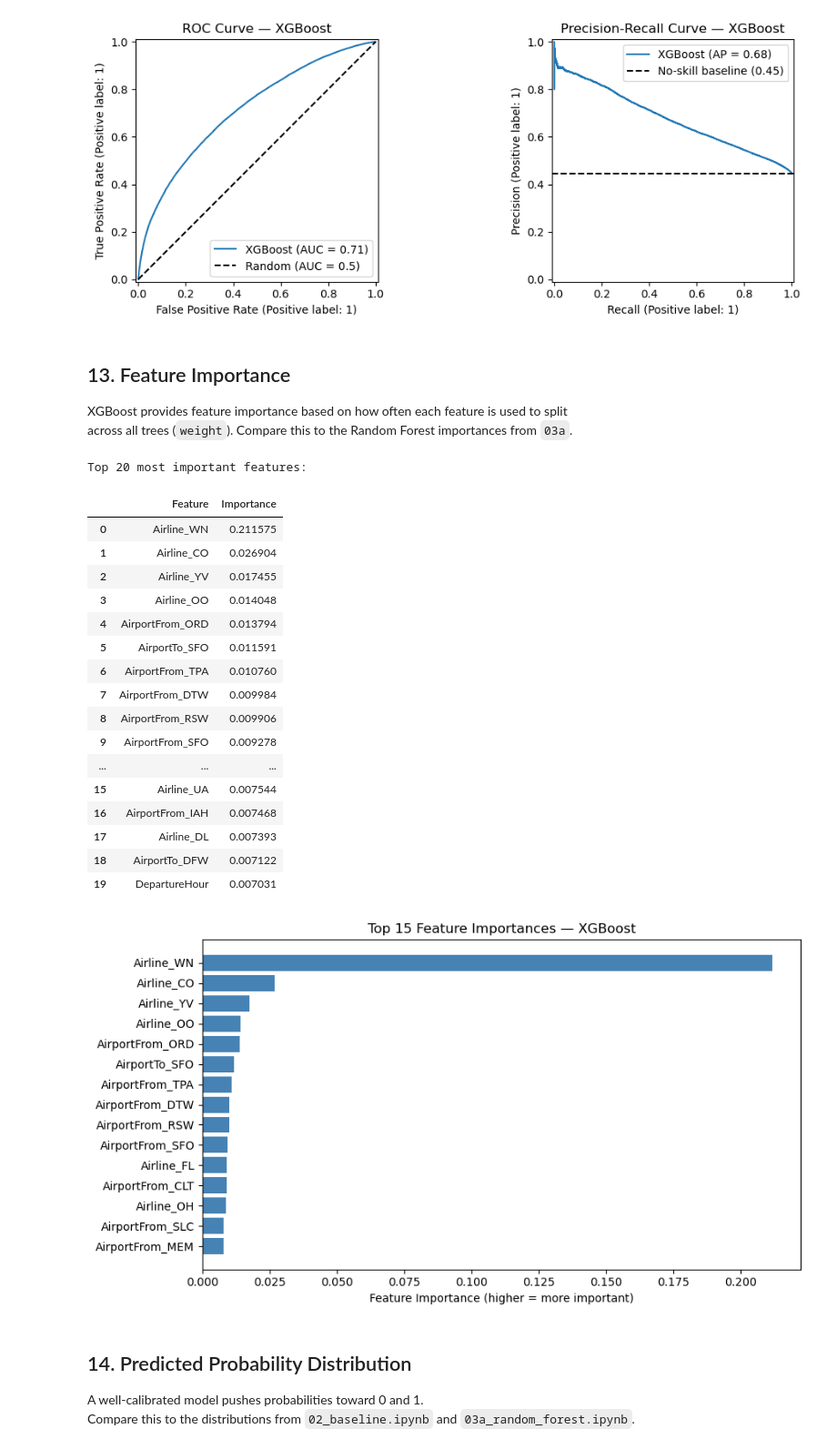
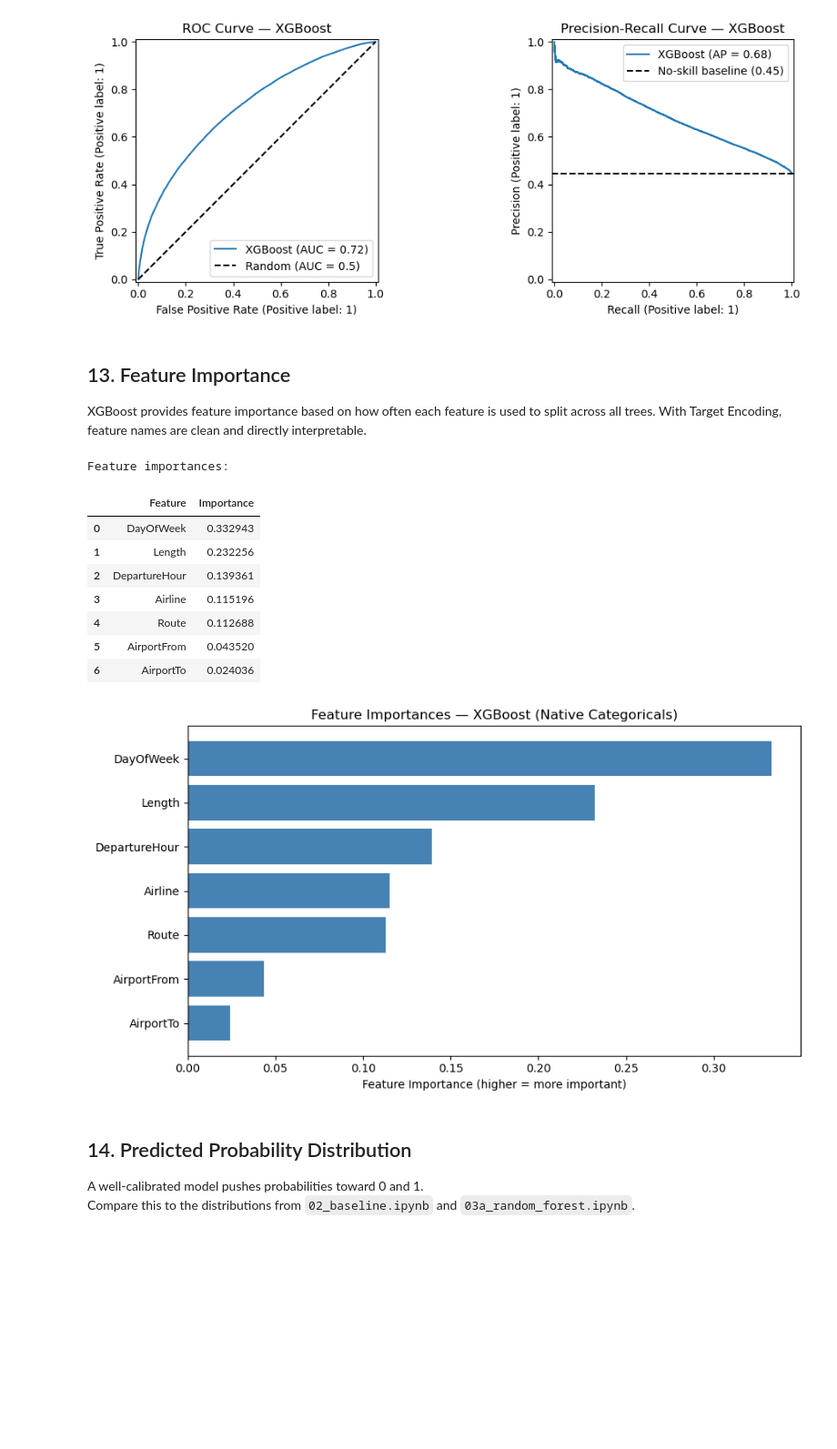
Before and after one commit to marcoaherrmann/AIOps, a Jupyter notebook: notebooks/03b_xgboost.ipynb, the cells around one changed output. Shown at 91% size. Saved outputs shown, nothing was run; the diff lists cells and outputs as text; code cells hidden in the pictures; blank space fills up the shorter version.

```diff
--- a/notebooks/03b_xgboost.ipynb
+++ b/notebooks/03b_xgboost.ipynb
@@ -249,0 +240,20 @@ XGBoost trained successfully.
+# %%
+xgb_pipeline = Pipeline([
+    ("preprocessor", preprocessor),
+    ("classifier", XGBClassifier(
+        n_estimators=500,          # boosting rounds
+        learning_rate=0.1,        # small steps — more precise with 500 rounds
+        max_depth=6,               # depth for capturing category interactions
+        subsample=0.8,             # row sampling — reduces overfitting
+        colsample_bytree=0.8,      # feature sampling per tree
+        min_child_weight=10,       # minimum samples per leaf
+        tree_method="hist",        # required for native categorical support
+        enable_categorical=True,   # XGBoost learns optimal category splits
+        eval_metric="logloss",
+        n_jobs=-1,
+        random_state=RANDOM_STATE,
+    )),
+])
+
+xgb_pipeline.fit(X_train, y_train)
+print("XGBoost trained successfully.")
@@ -375,57 +387,40 @@ plt.show()
 ## 13. Feature Importance
 
 XGBoost provides feature importance based on how often each feature is used to split
-across all trees (`weight`). Compare this to the Random Forest importances from `03a`.
+across all trees. With Target Encoding, feature names are clean and directly interpretable.
 # %%
-# Extract feature names after OHE transformation
-ohe_names = (
-    xgb_pipeline.named_steps["preprocessor"]
-    .named_transformers_["cat"]
-    .get_feature_names_out(CATEGORICAL)
-    .tolist()
-)
-# Full feature name list: numeric first (passthrough order), then OHE
-feature_names = NUMERIC + ohe_names
+# Feature names match the order passed to XGBoost: numeric first, then categorical
+feature_names = NUMERIC + CATEGORICAL
 importances   = xgb_pipeline.named_steps["classifier"].feature_importances_
 
 importance_df = (
     pd.DataFrame({"Feature": feature_names, "Importance": importances})
     .sort_values("Importance", ascending=False)
     .reset_index(drop=True)
 )
 
-print("Top 20 most important features:")
-display(importance_df.head(20))
+print("Feature importances:")
+display(importance_df)
 
-# ── Bar chart: top 15 features ───────────────────────────────────────────────
-top15 = importance_df.head(15).sort_values("Importance")
+plot_df = importance_df.sort_values("Importance")
 
 plt.figure(figsize=(9, 5))
-plt.barh(top15["Feature"], top15["Importance"], color="steelblue")
-plt.title("Top 15 Feature Importances — XGBoost")
+plt.barh(plot_df["Feature"], plot_df["Importance"], color="steelblue")
+plt.title("Feature Importances — XGBoost (Native Categoricals)")
 plt.xlabel("Feature Importance (higher = more important)")
 plt.tight_layout()
 plt.show()
 # %% [output]
-Top 20 most important features:
+Feature importances:
 |  | Feature | Importance |
-| 0 | Airline_WN | 0.211575 |
-| 1 | Airline_CO | 0.026904 |
-| 2 | Airline_YV | 0.017455 |
-| 3 | Airline_OO | 0.014048 |
-| 4 | AirportFrom_ORD | 0.013794 |
-| 5 | AirportTo_SFO | 0.011591 |
-| 6 | AirportFrom_TPA | 0.010760 |
-| 7 | AirportFrom_DTW | 0.009984 |
-| 8 | AirportFrom_RSW | 0.009906 |
-| 9 | AirportFrom_SFO | 0.009278 |
-| ... | ... | ... |
-| 15 | Airline_UA | 0.007544 |
-| 16 | AirportFrom_IAH | 0.007468 |
-| 17 | Airline_DL | 0.007393 |
-| 18 | AirportTo_DFW | 0.007122 |
-| 19 | DepartureHour | 0.007031 |
+| 0 | DayOfWeek | 0.332943 |
+| 1 | Length | 0.232256 |
+| 2 | DepartureHour | 0.139361 |
+| 3 | Airline | 0.115196 |
+| 4 | Route | 0.112688 |
+| 5 | AirportFrom | 0.043520 |
+| 6 | AirportTo | 0.024036 |
-[figure, old version]
+[figure, new version]
 # %% [markdown]
 ## 14. Predicted Probability Distribution
 
```
Also changed, not shown: parts of 22 cells of this notebook, 1 other file.
